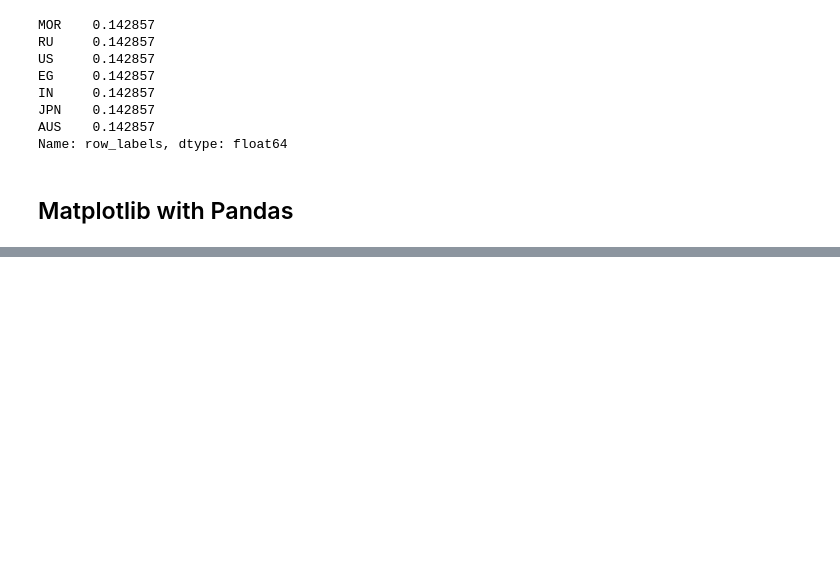
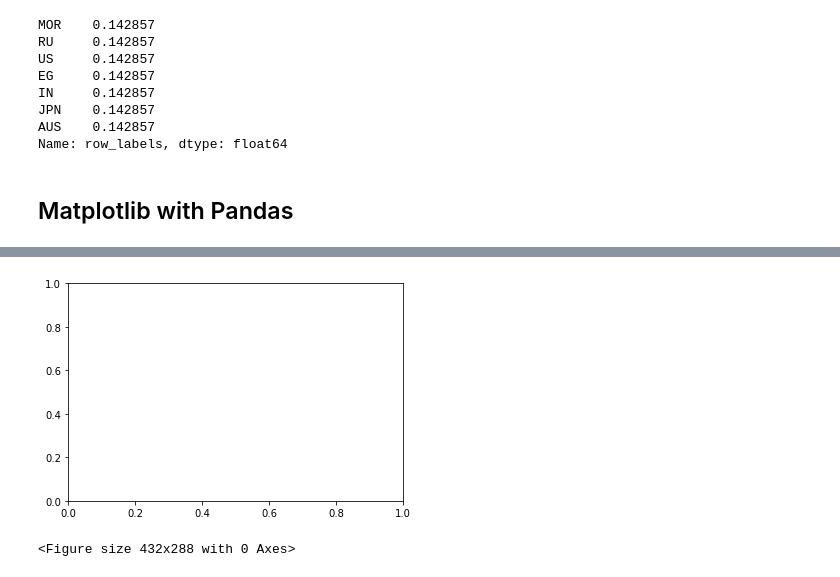
Before and after one commit to Anmo1Gupta/Coding-Practice, a Jupyter notebook: Python/DataScienceBasics.ipynb, the cells around one changed output, grey strips where cells are left out. Saved outputs shown, nothing was run; the diff lists cells and outputs as text; code cells hidden in the pictures; blank space fills up the shorter version.

```diff
--- a/Python/DataScienceBasics.ipynb
+++ b/Python/DataScienceBasics.ipynb
@@ -839,0 +902,7 @@ df1 = df2.resample('A').last() #A for annually and .last gives the last date of
+# %%
+fig, ax = plt.subplots()
+plt.show()
+plt.clf()
+# %% [output]
+[figure, added]
+<Figure size 432x288 with 0 Axes>
```
Also changed, not shown: parts of 38 cells of this notebook, 1 other file.
